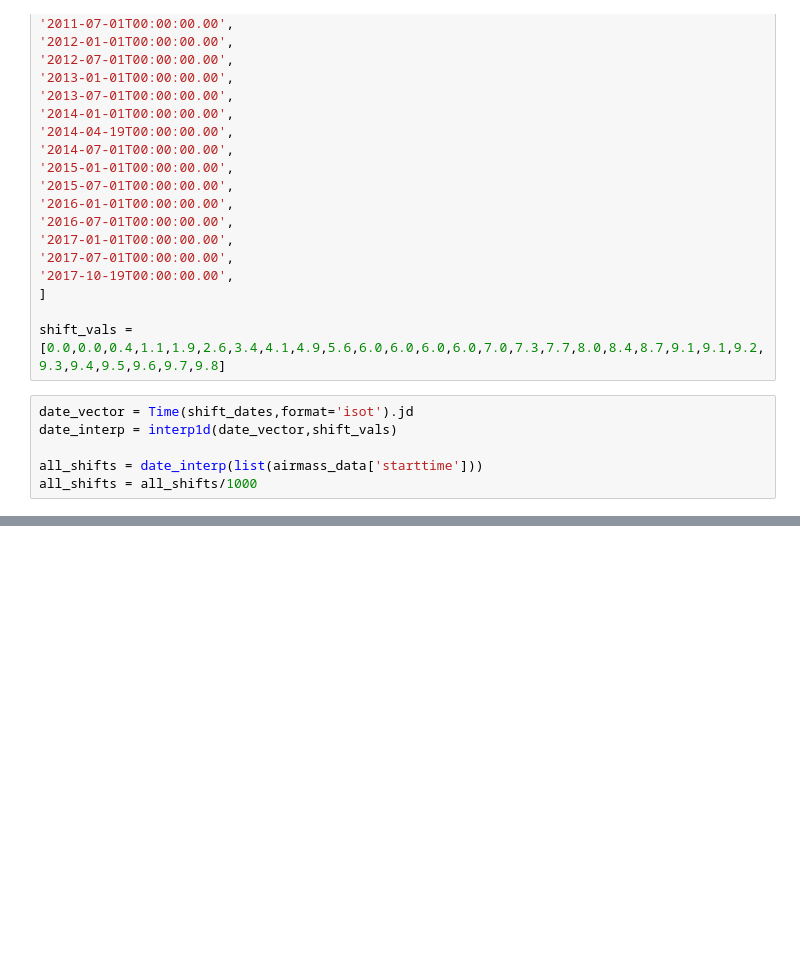
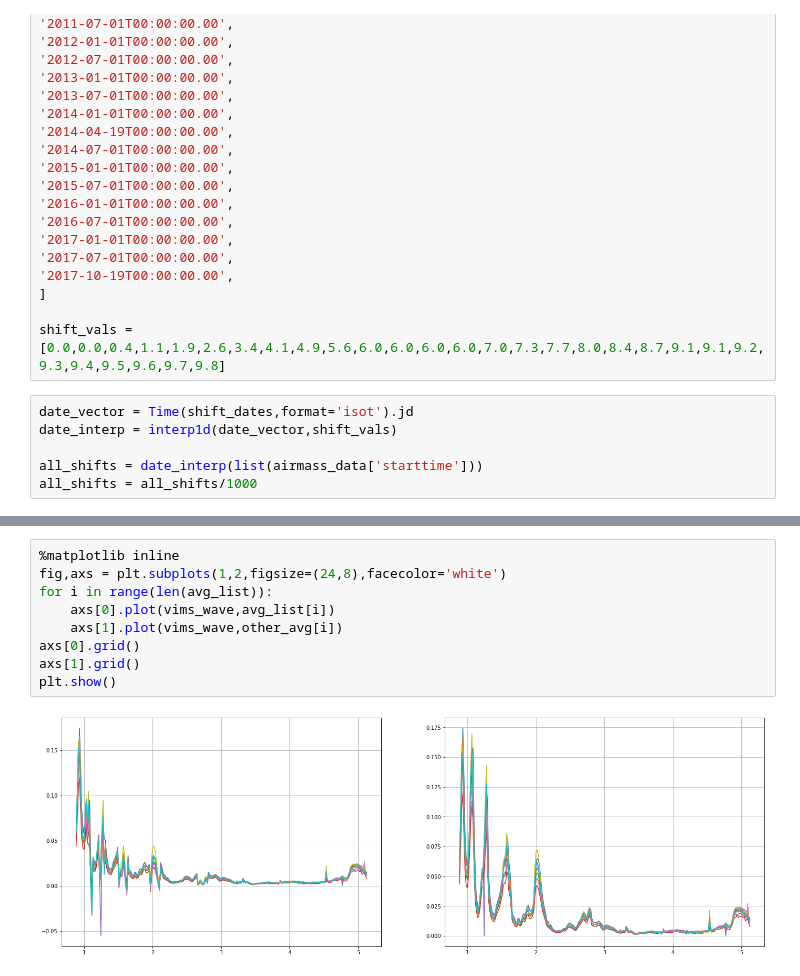
Before and after one commit to lucaslibshutz/spectralResearch, a Jupyter notebook: corrections_4.ipynb, the cells around one changed output, grey strips where cells are left out. Cells and saved outputs as stored; diff of their text form; blank space fills up the shorter version.

```diff
--- a/corrections_4.ipynb
+++ b/corrections_4.ipynb
@@ -226,0 +231,11 @@ for year in range(2004,2018):
+# %%
+%matplotlib inline
+fig,axs = plt.subplots(1,2,figsize=(24,8),facecolor='white')
+for i in range(len(avg_list)):
+    axs[0].plot(vims_wave,avg_list[i])
+    axs[1].plot(vims_wave,other_avg[i])
+axs[0].grid()
+axs[1].grid()
+plt.show()
+# %% [output]
+[figure, added]
```
Also changed, not shown: parts of 5 cells of this notebook, 2 other files.
